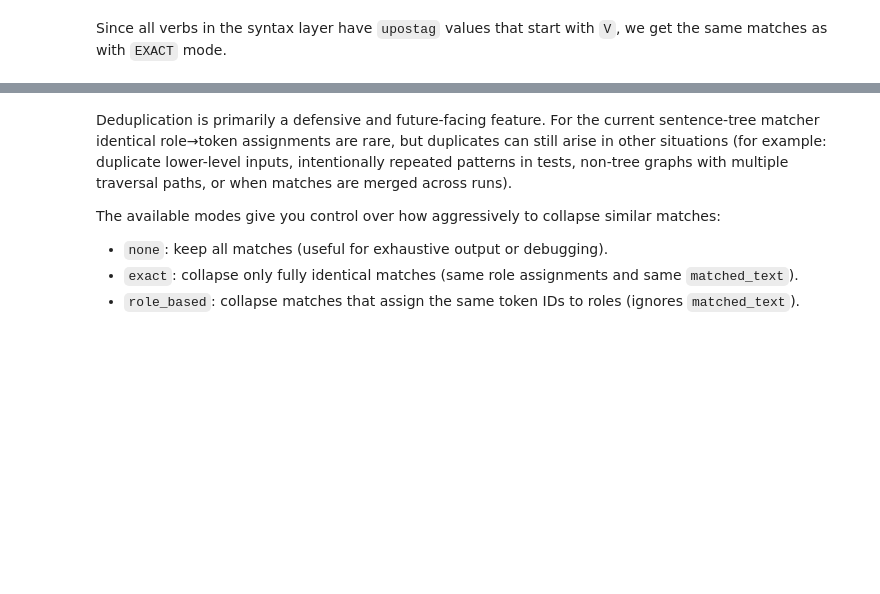
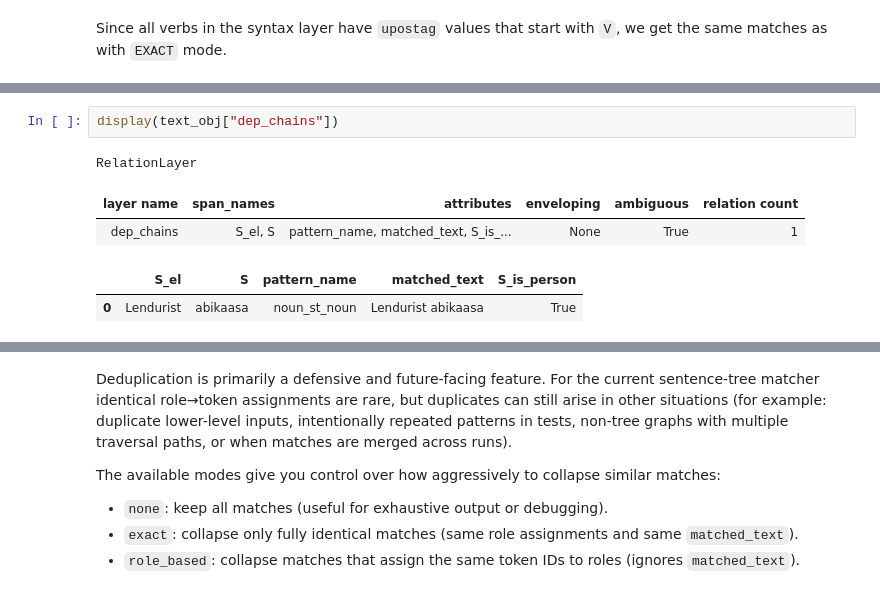
Before and after one commit to SanderSaska/EstNLTK_DependencyChains, a Jupyter notebook: DepChainTagger.ipynb, the cells around one changed output, grey strips where cells are left out. Saved outputs shown, nothing was run; the diff lists cells and outputs as text; blank space fills up the shorter version.

```diff
--- a/DepChainTagger.ipynb
+++ b/DepChainTagger.ipynb
@@ -911,0 +1074,8 @@ Since all verbs in the syntax layer have `upostag` values that start with `V`, w
+# %%
+display(text_obj["dep_chains"])
+# %% [output]
+RelationLayer
+| layer name | span_names | attributes | enveloping | ambiguous | relation count |
+| dep_chains | S_el, S | pattern_name, matched_text, S_is_... | None | True | 1 |
+|  | S_el | S | pattern_name | matched_text | S_is_person |
+| 0 | Lendurist | abikaasa | noun_st_noun | Lendurist abikaasa | True |
```
Also changed, not shown: parts of 59 cells of this notebook.
